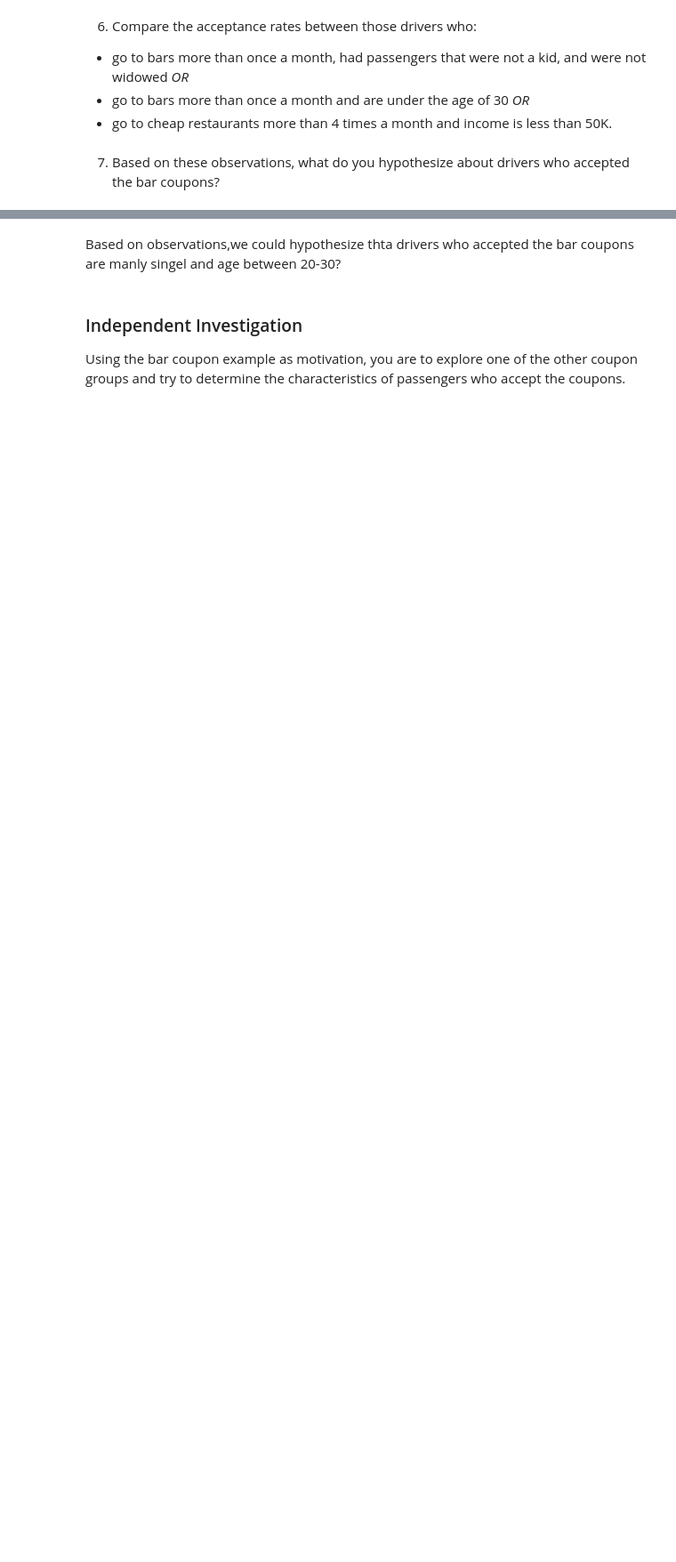
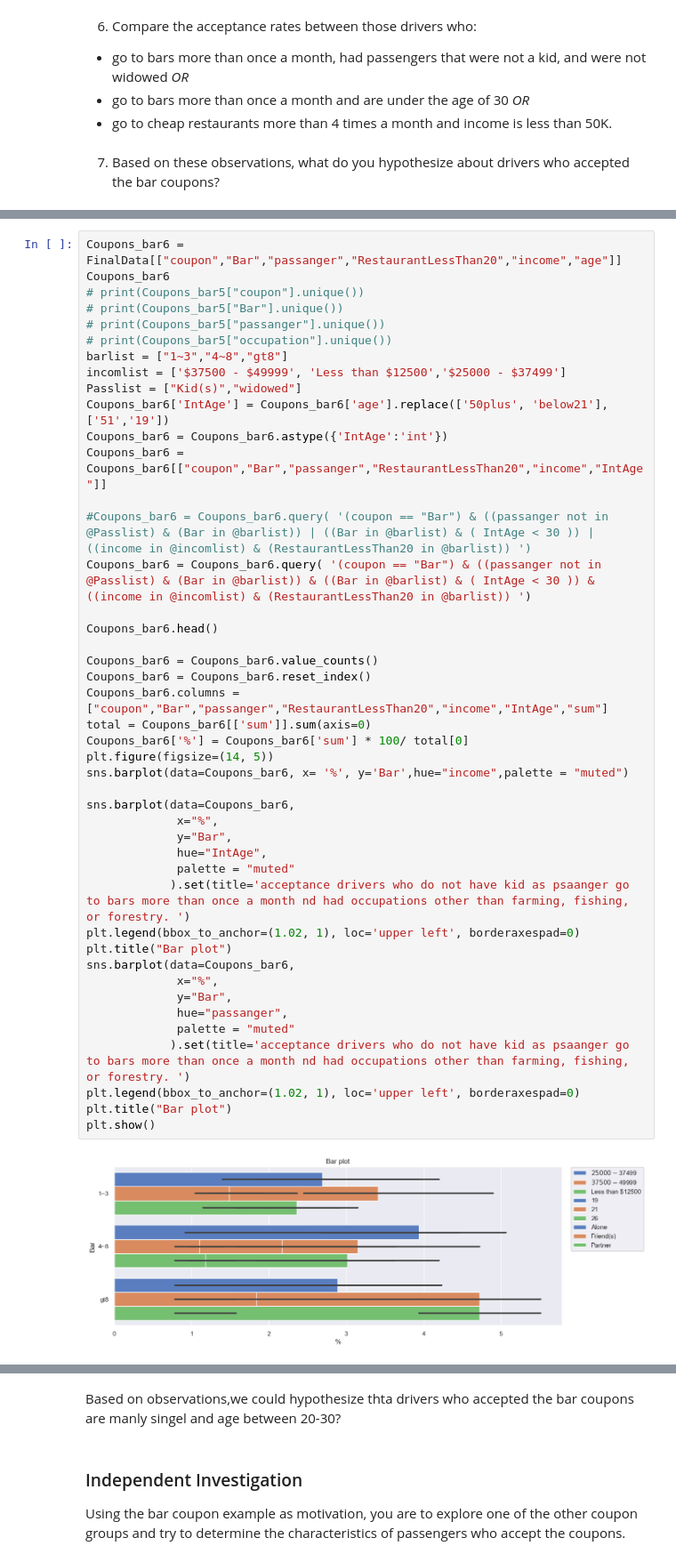
Before and after one commit to rvadavia/Testing-Git-for-UBC--ML, a Jupyter notebook: Assignment 5.1.ipynb, the cells around one changed output, grey strips where cells are left out. Shown: that part at 89% size. Drawn from its saved outputs; the diff is of its cells as text; blank space fills up the shorter version.

```diff
--- a/Assignment 5.1.ipynb
+++ b/Assignment 5.1.ipynb
@@ -393,0 +353,46 @@ ValueError: invalid literal for int() with base 10: '50plus'
+# %%
+Coupons_bar6 = FinalData[["coupon","Bar","passanger","RestaurantLessThan20","income","age"]]
+Coupons_bar6
+# print(Coupons_bar5["coupon"].unique())
+# print(Coupons_bar5["Bar"].unique())
+# print(Coupons_bar5["passanger"].unique())
+# print(Coupons_bar5["occupation"].unique())
+barlist = ["1~3","4~8","gt8"]
+incomlist = ['$37500 - $49999', 'Less than $12500','$25000 - $37499']
+Passlist = ["Kid(s)","widowed"]
+Coupons_bar6['IntAge'] = Coupons_bar6['age'].replace(['50plus', 'below21'], ['51','19'])
+Coupons_bar6 = Coupons_bar6.astype({'IntAge':'int'})
+Coupons_bar6 = Coupons_bar6[["coupon","Bar","passanger","RestaurantLessThan20","income","IntAge"]]
+
+#Coupons_bar6 = Coupons_bar6.query( '(coupon == "Bar") & ((passanger not in @Passlist) & (Bar in @barlist)) | ((Bar in @barlist) & ( IntAge < 30 )) | ((income in @incomlist) & (RestaurantLessThan20 in @barlist)) ')
+Coupons_bar6 = Coupons_bar6.query( '(coupon == "Bar") & ((passanger not in @Passlist) & (Bar in @barlist)) & ((Bar in @barlist) & ( IntAge < 30 )) & ((income in @incomlist) & (RestaurantLessThan20 in @barlist)) ')
+
+Coupons_bar6.head()
+
+Coupons_bar6 = Coupons_bar6.value_counts()
+Coupons_bar6 = Coupons_bar6.reset_index()
+Coupons_bar6.columns = ["coupon","Bar","passanger","RestaurantLessThan20","income","IntAge","sum"]
+total = Coupons_bar6[['sum']].sum(axis=0)
+Coupons_bar6['%'] = Coupons_bar6['sum'] * 100/ total[0]
+plt.figure(figsize=(14, 5))
+sns.barplot(data=Coupons_bar6, x= '%', y='Bar',hue="income",palette = "muted")
+
+sns.barplot(data=Coupons_bar6,
+             x="%",
+             y="Bar",
+             hue="IntAge",
+             palette = "muted"
+            ).set(title='acceptance drivers who do not have kid as psaanger go to bars more than once a month nd had occupations other than farming, fishing, or forestry. ')
+plt.legend(bbox_to_anchor=(1.02, 1), loc='upper left', borderaxespad=0)
+plt.title("Bar plot")
+sns.barplot(data=Coupons_bar6,
+             x="%",
+             y="Bar",
+             hue="passanger",
+             palette = "muted"
+            ).set(title='acceptance drivers who do not have kid as psaanger go to bars more than once a month nd had occupations other than farming, fishing, or forestry. ')
+plt.legend(bbox_to_anchor=(1.02, 1), loc='upper left', borderaxespad=0)
+plt.title("Bar plot")
+plt.show()
+# %% [output]
+[figure, added]
```
Also changed, not shown: parts of 16 cells of this notebook.
